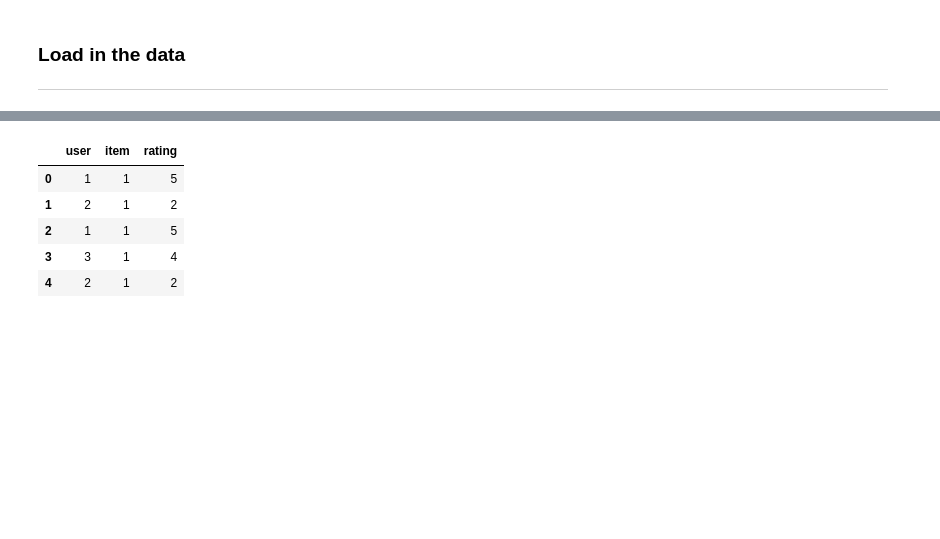
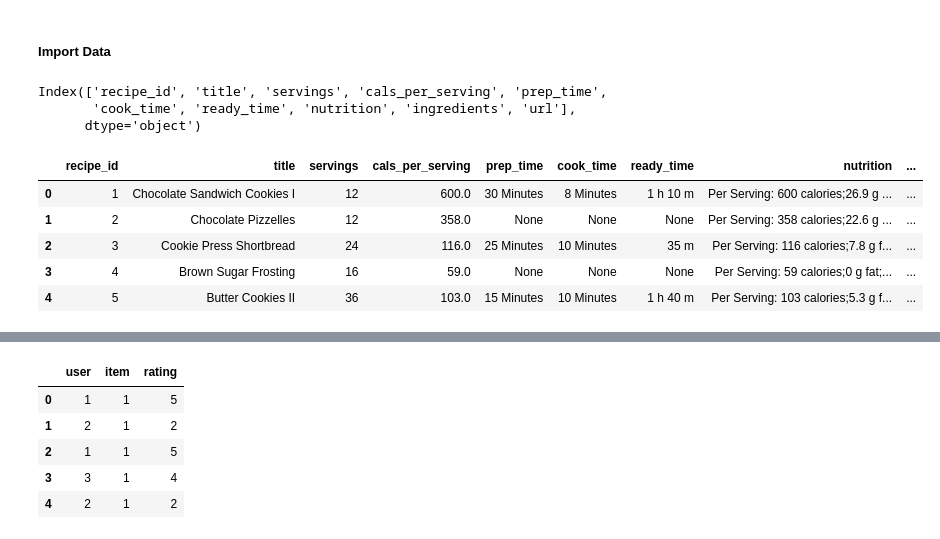
Before and after one commit to Geethanjali2608/Recipes-Recommender, a Jupyter notebook: recipes_recommender.ipynb, the cells around one changed output, grey strips where cells are left out. Cells and saved outputs as stored; diff of their text form; code cells hidden in the pictures; blank space fills up the shorter version.

```diff
--- a/cap_project_group11-v1.ipynb
+++ b/recipes_recommender.ipynb
@@ -18,9 +24,23 @@ from math import floor
 from surprise import Reader, Dataset
 from surprise import KNNWithMeans
-# %% [markdown]
-### Load in the data
----
+# %% [markdown]
+##### Import Data
 # %%
-recipes_df = pd.read_csv('dataset/recipes-sub.csv')
-users_df = pd.read_csv('dataset/users-sub.csv')
-master_ratings_df = pd.read_csv('dataset/reviews-sub.csv')
+recipes_df = pd.read_csv('datasets/recipes-sub.csv')
+users_df = pd.read_csv('datasets/users-sub.csv')
+master_ratings_df = pd.read_csv('datasets/reviews-sub.csv')
+# %%
+recipes_df.columns
+# %% [output]
+Index(['recipe_id', 'title', 'servings', 'cals_per_serving', 'prep_time',
+       'cook_time', 'ready_time', 'nutrition', 'ingredients', 'url'],
+      dtype='object')
+# %%
+recipes_df.head()
+# %% [output]
+|  | recipe_id | title | servings | cals_per_serving | prep_time | cook_time | ready_time | nutrition | ... |
+| 0 | 1 | Chocolate Sandwich Cookies I | 12 | 600.0 | 30 Minutes | 8 Minutes | 1 h 10 m | Per Serving: 600 calories;26.9 g ... | ... |
+| 1 | 2 | Chocolate Pizzelles | 12 | 358.0 | None | None | None | Per Serving: 358 calories;22.6 g ... | ... |
+| 2 | 3 | Cookie Press Shortbread | 24 | 116.0 | 25 Minutes | 10 Minutes | 35 m | Per Serving: 116 calories;7.8 g f... | ... |
+| 3 | 4 | Brown Sugar Frosting | 16 | 59.0 | None | None | None | Per Serving: 59 calories;0 g fat;... | ... |
+| 4 | 5 | Butter Cookies II | 36 | 103.0 | 15 Minutes | 10 Minutes | 1 h 40 m | Per Serving: 103 calories;5.3 g f... | ... |
```
Also changed, not shown: parts of 24 cells of this notebook.
